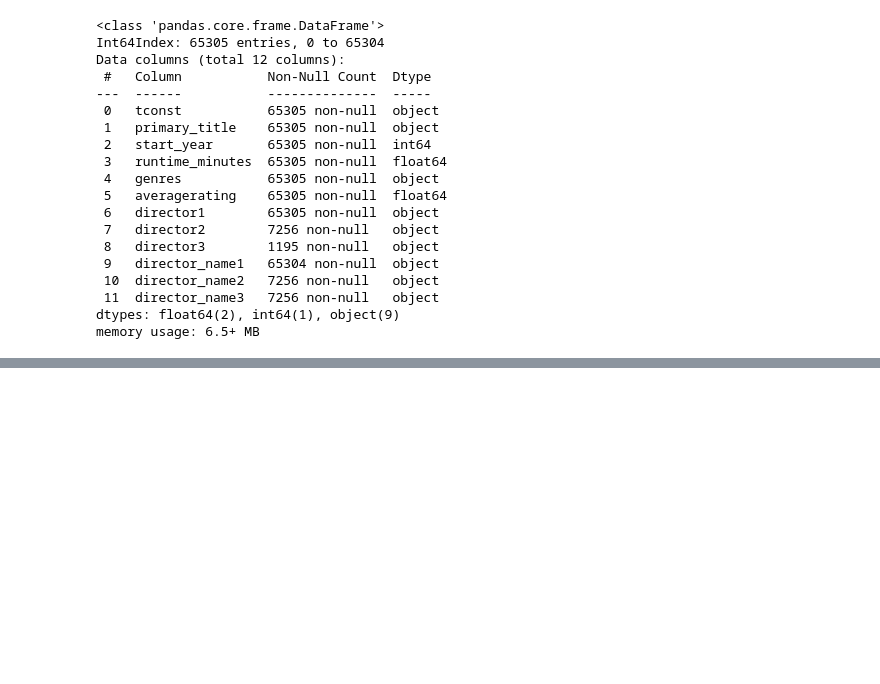
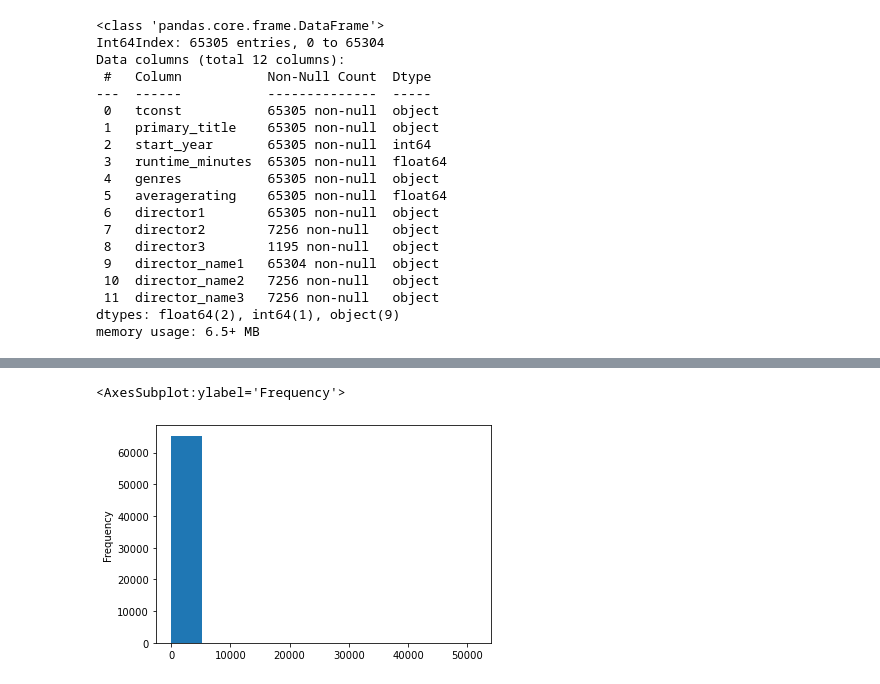
Before and after one commit to ZenBurrito/Phase-1Project, a Jupyter notebook: piotr_emiko_IMDB.ipynb, the cells around one changed output, grey strips where cells are left out. Saved outputs shown, nothing was run; the diff lists cells and outputs as text; code cells hidden in the pictures; blank space fills up the shorter version.

```diff
--- a/piotr_emiko_IMDB.ipynb
+++ b/piotr_emiko_IMDB.ipynb
@@ -429,0 +442,5 @@ memory usage: 6.5+ MB
+# %%
+df_imdb['runtime_minutes'].plot.hist()
+# %% [output]
+<AxesSubplot:ylabel='Frequency'>
+[figure, added]
```
Also changed, not shown: parts of 8 cells of this notebook, 2 other files.
